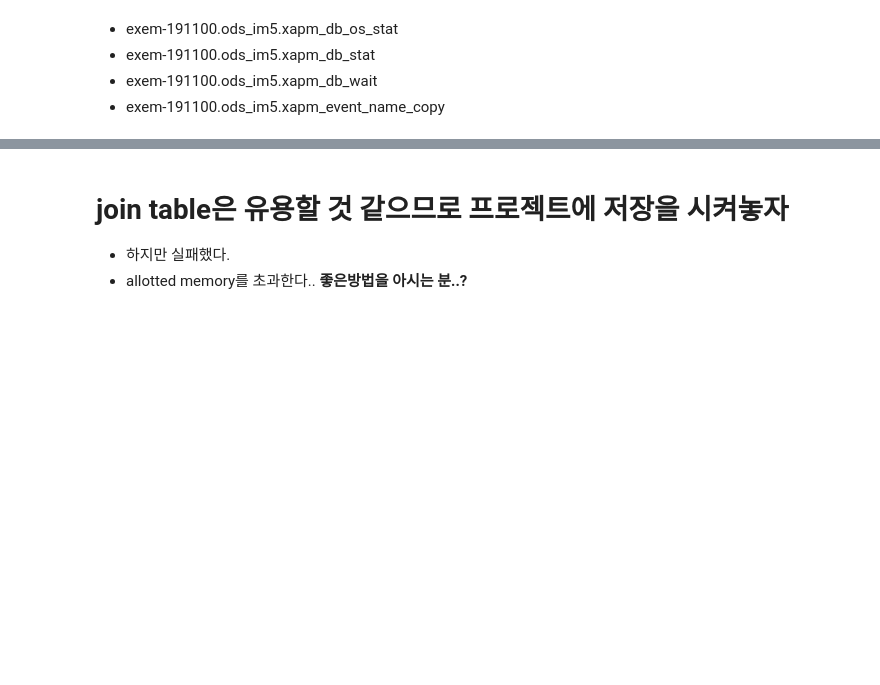
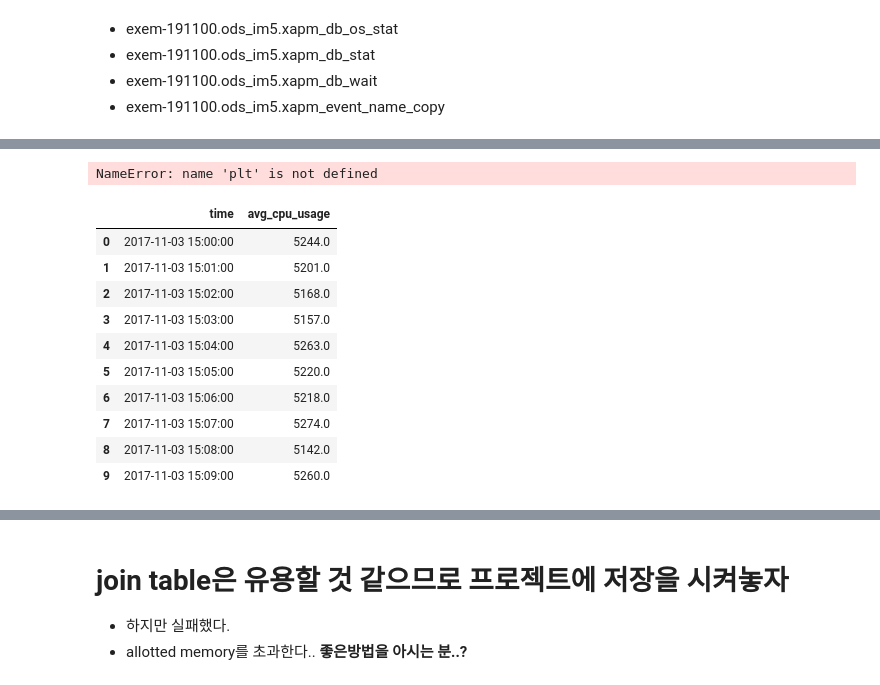
Before and after one commit to dongmean/ML_with_GCP, a Jupyter notebook: data_analysis/ods_im5/join_xapm_db_stat1_osstat2_wait3.ipynb, the cells around one changed output, grey strips where cells are left out. Saved outputs shown, nothing was run; the diff lists cells and outputs as text; code cells hidden in the pictures; blank space fills up the shorter version.

```diff
--- a/data_analysis/ods_im5/join_xapm_db_stat1_osstat2_wait3.ipynb
+++ b/data_analysis/ods_im5/join_xapm_db_stat1_osstat2_wait3.ipynb
@@ -46,0 +131,20 @@ ORDER BY t1_os.time, stat_id, event_id
+# %%
+plt.figure()
+# %% [output]
+NameError: name 'plt' is not defined
+# %%
+join_chart = bq.Query('SELECT t1_os.time as time , avg(t1_os.cpu_usage) as  avg_cpu_usage FROM `exem-191100.ods_im5.xapm_db_os_stat` as t1_os, `exem-191100.ods_im5.xapm_db_stat` as t2_st, `exem-191100.ods_im5.xapm_db_wait` as t3_wa WHERE t1_os.db_id = 6 and t2_st.db_id = 6 and t3_wa.db_id = 6 and t1_os.time = t2_st.time and t2_st.time = t3_wa.time GROUP BY t1_os.time ORDER BY t1_os.time')
+join_chart_df = join_chart.execute(output_options=bq.QueryOutput.dataframe()).result()
+join_chart_df.head(10)
+# %% [output]
+|  | time | avg_cpu_usage |
+| 0 | 2017-11-03 15:00:00 | 5244.0 |
+| 1 | 2017-11-03 15:01:00 | 5201.0 |
+| 2 | 2017-11-03 15:02:00 | 5168.0 |
+| 3 | 2017-11-03 15:03:00 | 5157.0 |
+| 4 | 2017-11-03 15:04:00 | 5263.0 |
+| 5 | 2017-11-03 15:05:00 | 5220.0 |
+| 6 | 2017-11-03 15:06:00 | 5218.0 |
+| 7 | 2017-11-03 15:07:00 | 5274.0 |
+| 8 | 2017-11-03 15:08:00 | 5142.0 |
+| 9 | 2017-11-03 15:09:00 | 5260.0 |
```
Also changed, not shown: parts of 13 cells of this notebook, 4 other files.
